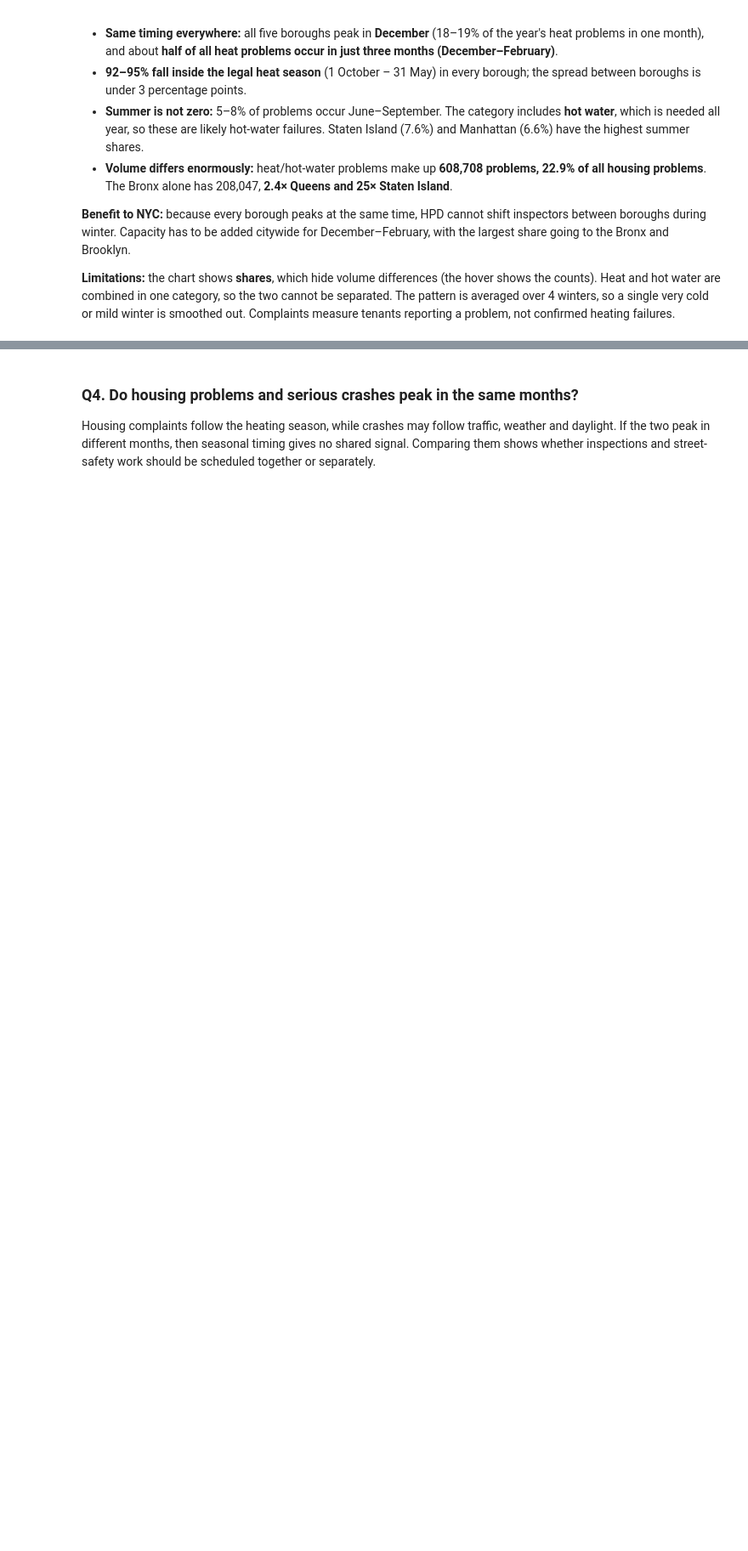
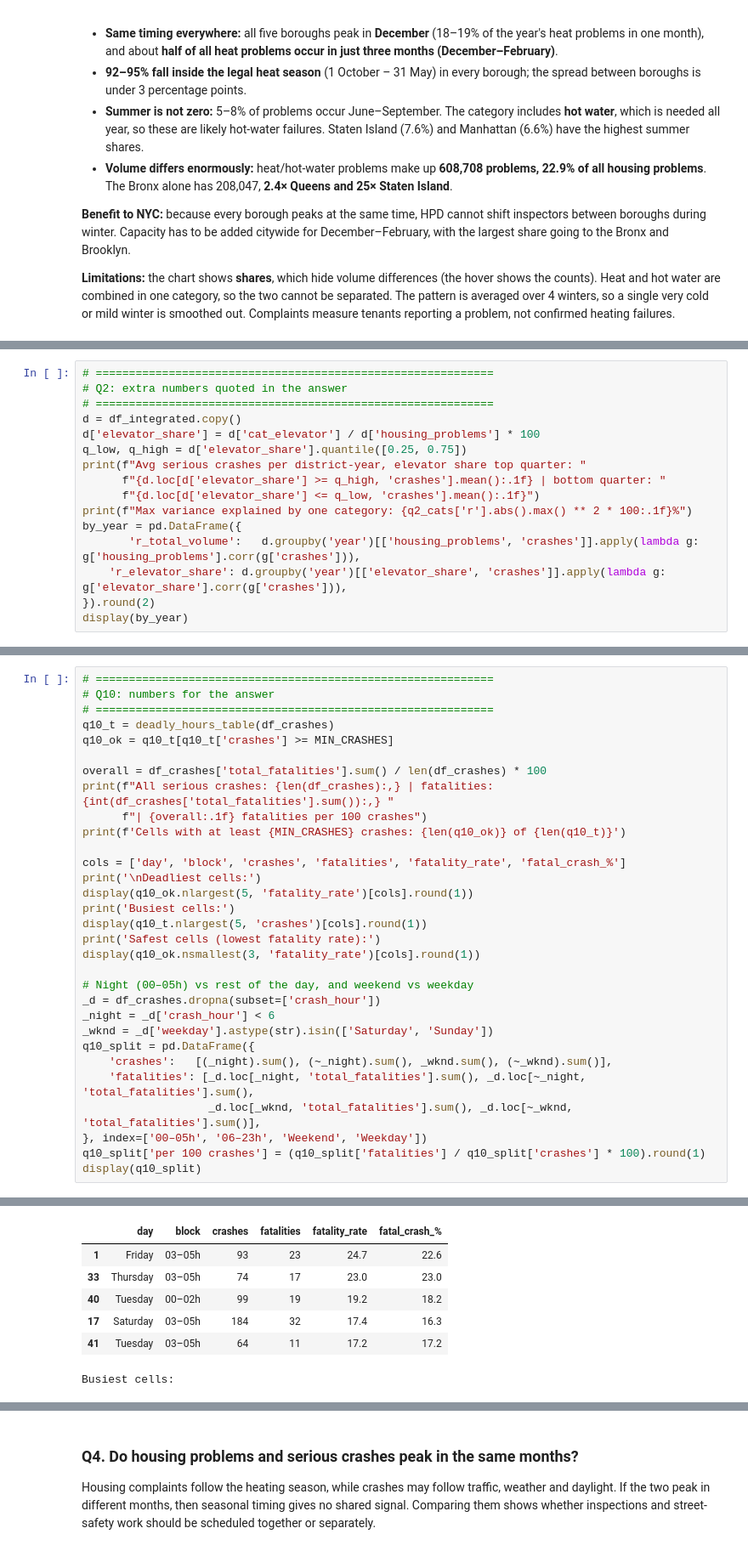
Before and after one commit to laylllllllllllla/DataEngineeringProject, a Jupyter notebook: notebook/DataEngineering.ipynb, the cells around one changed output, grey strips where cells are left out. Shown at 85% size. Saved outputs shown, nothing was run; the diff lists cells and outputs as text; blank space fills up the shorter version.

Commit message:
Update DataEngineering notebook

```diff
--- a/notebook/DataEngineering.ipynb
+++ b/notebook/DataEngineering.ipynb
@@ -2044,0 +2188,16 @@ reporting a problem, not confirmed heating failures.
+# %%
+# ============================================================
+# Q2: extra numbers quoted in the answer
+# ============================================================
+d = df_integrated.copy()
+d['elevator_share'] = d['cat_elevator'] / d['housing_problems'] * 100
+q_low, q_high = d['elevator_share'].quantile([0.25, 0.75])
+print(f"Avg serious crashes per district-year, elevator share top quarter: "
+      f"{d.loc[d['elevator_share'] >= q_high, 'crashes'].mean():.1f} | bottom quarter: "
+      f"{d.loc[d['elevator_share'] <= q_low, 'crashes'].mean():.1f}")
+print(f"Max variance explained by one category: {q2_cats['r'].abs().max() ** 2 * 100:.1f}%")
+by_year = pd.DataFrame({
+       'r_total_volume':   d.groupby('year')[['housing_problems', 'crashes']].apply(lambda g: g['housing_problems'].corr(g['crashes'])),
+    'r_elevator_share': d.groupby('year')[['elevator_share', 'crashes']].apply(lambda g: g['elevator_share'].corr(g['crashes'])),
+}).round(2)
+display(by_year)
@@ -2044,0 +2345,32 @@ reporting a problem, not confirmed heating failures.
+# %%
+# ============================================================
+# Q10: numbers for the answer
+# ============================================================
+q10_t = deadly_hours_table(df_crashes)
+q10_ok = q10_t[q10_t['crashes'] >= MIN_CRASHES]
+
+overall = df_crashes['total_fatalities'].sum() / len(df_crashes) * 100
+print(f"All serious crashes: {len(df_crashes):,} | fatalities: {int(df_crashes['total_fatalities'].sum()):,} "
+      f"| {overall:.1f} fatalities per 100 crashes")
+print(f'Cells with at least {MIN_CRASHES} crashes: {len(q10_ok)} of {len(q10_t)}')
+
+cols = ['day', 'block', 'crashes', 'fatalities', 'fatality_rate', 'fatal_crash_%']
+print('\nDeadliest cells:')
+display(q10_ok.nlargest(5, 'fatality_rate')[cols].round(1))
+print('Busiest cells:')
+display(q10_t.nlargest(5, 'crashes')[cols].round(1))
+print('Safest cells (lowest fatality rate):')
+display(q10_ok.nsmallest(3, 'fatality_rate')[cols].round(1))
+
+# Night (00–05h) vs rest of the day, and weekend vs weekday
+_d = df_crashes.dropna(subset=['crash_hour'])
+_night = _d['crash_hour'] < 6
+_wknd = _d['weekday'].astype(str).isin(['Saturday', 'Sunday'])
+q10_split = pd.DataFrame({
+    'crashes':   [(_night).sum(), (~_night).sum(), _wknd.sum(), (~_wknd).sum()],
+    'fatalities': [_d.loc[_night, 'total_fatalities'].sum(), _d.loc[~_night, 'total_fatalities'].sum(),
+                   _d.loc[_wknd, 'total_fatalities'].sum(), _d.loc[~_wknd, 'total_fatalities'].sum()],
+}, index=['00–05h', '06–23h', 'Weekend', 'Weekday'])
+q10_split['per 100 crashes'] = (q10_split['fatalities'] / q10_split['crashes'] * 100).round(1)
+display(q10_split)
+# %% [output]
@@ -2044,0 +2381,7 @@ reporting a problem, not confirmed heating failures.
+|  | day | block | crashes | fatalities | fatality_rate | fatal_crash_% |
+| 1 | Friday | 03–05h | 93 | 23 | 24.7 | 22.6 |
+| 33 | Thursday | 03–05h | 74 | 17 | 23.0 | 23.0 |
+| 40 | Tuesday | 00–02h | 99 | 19 | 19.2 | 18.2 |
+| 17 | Saturday | 03–05h | 184 | 32 | 17.4 | 16.3 |
+| 41 | Tuesday | 03–05h | 64 | 11 | 17.2 | 17.2 |
+Busiest cells:
```
Also changed, not shown: parts of 18 cells of this notebook.
